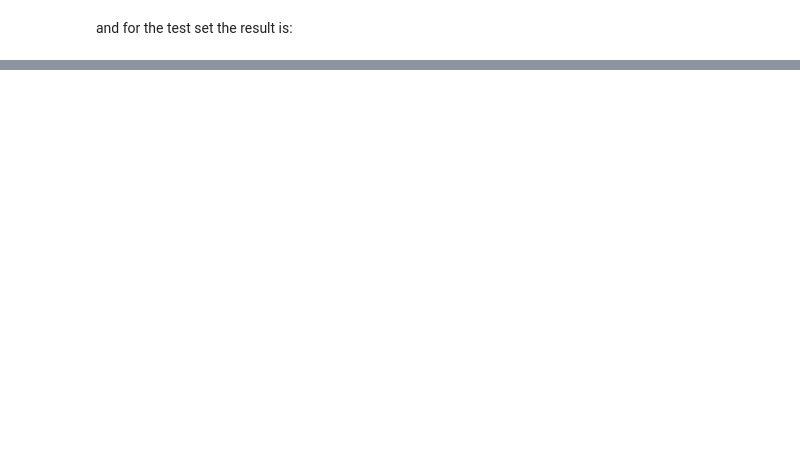
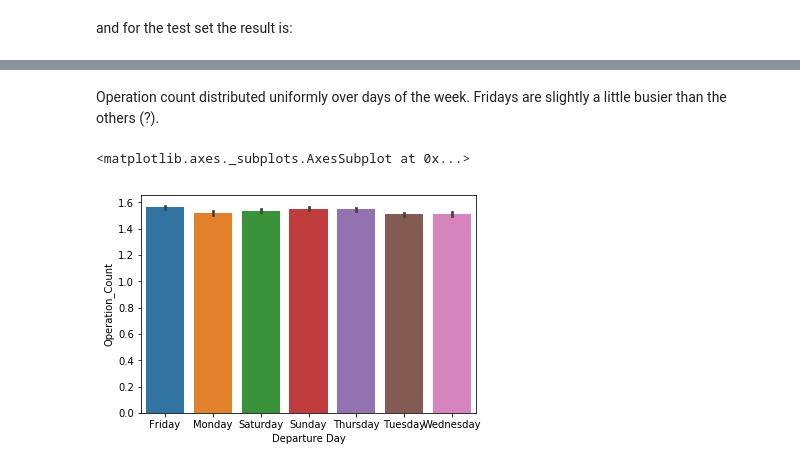
Before and after one commit to duyqu-chan/CS231n, a Jupyter notebook: TravelDatathon_preselection.ipynb, the cells around one changed output, grey strips where cells are left out. Saved outputs shown, nothing was run; the diff lists cells and outputs as text; code cells hidden in the pictures; blank space fills up the shorter version.

```diff
--- a/TravelDatathon_preselection.ipynb
+++ b/TravelDatathon_preselection.ipynb
@@ -334,0 +916,9 @@ result_df2 = result_df2.drop(columns = ["Terminal_Number", "Departure_Airport"])
+# %%
+dict = {"Y": 1,
+        "C": 0
+        }
+train_df['Economy_Class'] = train_df['Cabin_Class'].map(dict)
+train_df = train_df.drop("Cabin_Class", axis = 1)
+result_df['Economy_Class'] = result_df['Cabin_Class'].map(dict)
+result_df = result_df.drop("Cabin_Class", axis = 1)
+train_df['Economy_Class'].unique()
@@ -334,0 +929,3 @@ result_df2 = result_df2.drop(columns = ["Terminal_Number", "Departure_Airport"])
+# %%
+train_df['Fly_Light'] = np.where(train_df['Passenger_Baggage_Count']==0, 1, 0)
+result_df['Fly_Light'] = np.where(result_df['Passenger_Baggage_Count']==0, 1, 0)
@@ -334,0 +934,9 @@ result_df2 = result_df2.drop(columns = ["Terminal_Number", "Departure_Airport"])
+# %%
+train_df = train_df.drop(columns = ["Departure_YMD_LMT",
+                                    "Operation_YMD_LMT",
+                                    "Operation_Initials",
+                                    "Operation_Airport",
+                                    "Inbound_Departure_Airport",
+                                    "Outbound_Arrival_Airport",
+                                    "Terminal_Name",
+                                    "Early_Check_In"], axis =1)
@@ -334,0 +947,5 @@ result_df2 = result_df2.drop(columns = ["Terminal_Number", "Departure_Airport"])
+# %%
+for col_name in train_df.columns:
+    if train_df[col_name].dtype.name == 'object':
+        train_df[col_name] = train_df[col_name].astype('category')
+        result_df[col_name] = result_df[col_name].astype('category')
@@ -334,0 +1040,8 @@ result_df2 = result_df2.drop(columns = ["Terminal_Number", "Departure_Airport"])
+# %% [markdown]
+Operation count distributed uniformly over days of the week. Fridays are slightly a little busier than the others (?).
+# %%
+import seaborn as sns
+sns.barplot(x='Departure Day',y='Operation_Count',data=train_df)
+# %% [output]
+<matplotlib.axes._subplots.AxesSubplot at 0x...>
+[figure, added]
```
Also changed, not shown: parts of 119 cells of this notebook.
